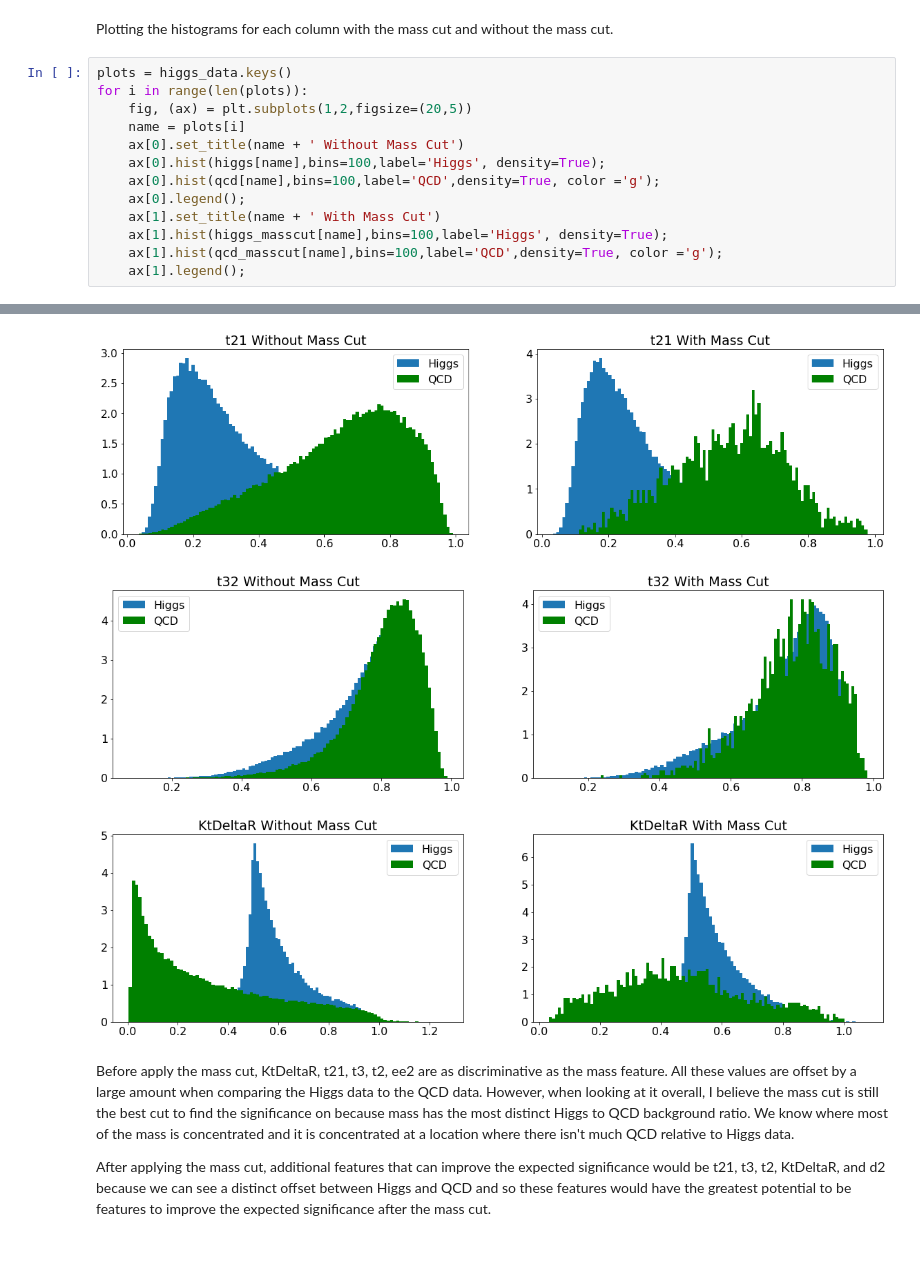
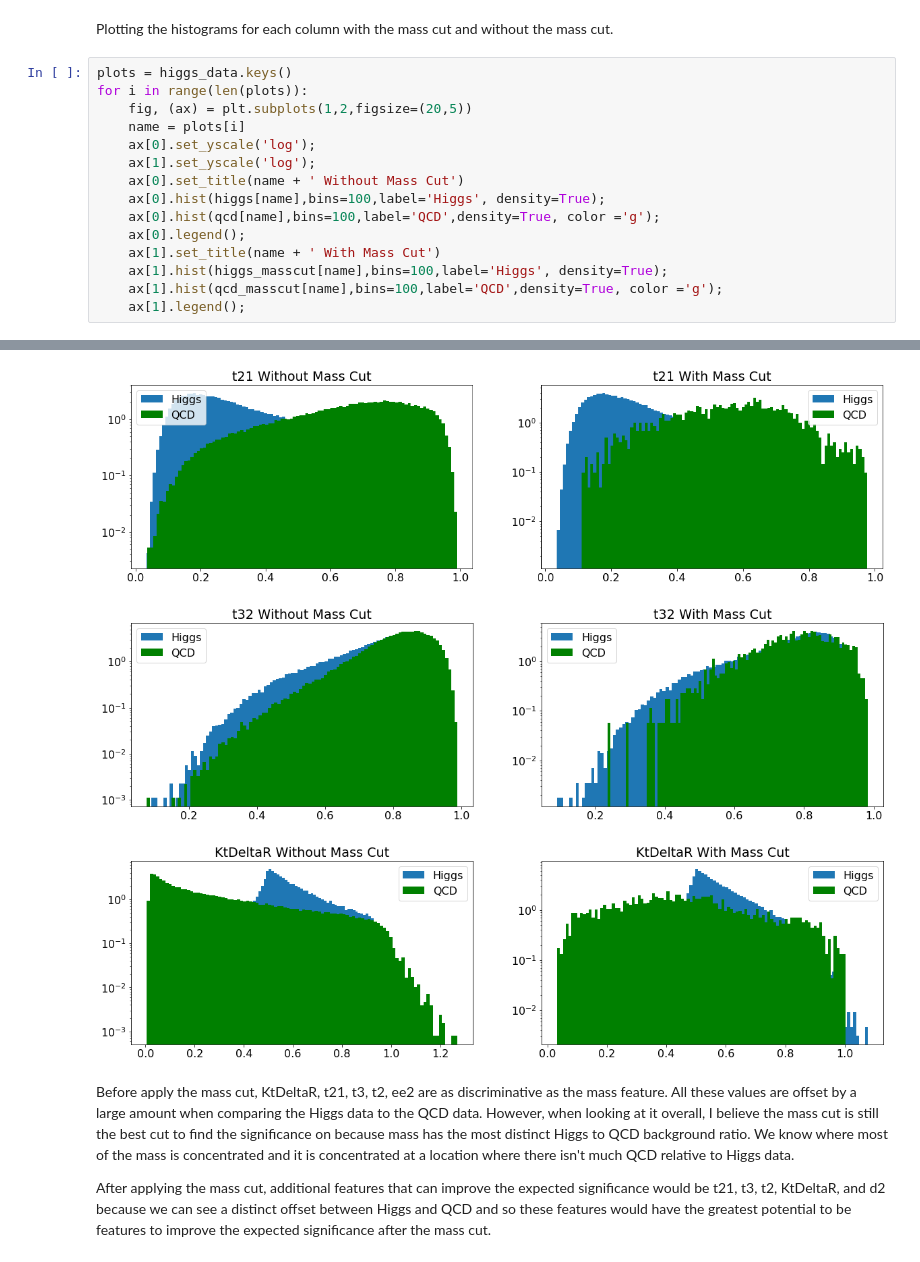
Before and after one commit to noahkim4648/Phys-434-Portfolio, a Jupyter notebook: Lab7-8.ipynb, the cells around one changed output, grey strips where cells are left out. Drawn from its saved outputs; the diff is of its cells as text.

```diff
--- a/Lab7-8.ipynb
+++ b/Lab7-8.ipynb
@@ -175,6 +176,8 @@ plots = higgs_data.keys()
 for i in range(len(plots)):
     fig, (ax) = plt.subplots(1,2,figsize=(20,5))
     name = plots[i]
+    ax[0].set_yscale('log');
+    ax[1].set_yscale('log');
     ax[0].set_title(name + ' Without Mass Cut')
     ax[0].hist(higgs[name],bins=100,label='Higgs', density=True);
     ax[0].hist(qcd[name],bins=100,label='QCD',density=True, color ='g');
@@ -198,6 +201,6 @@ for i in range(len(plots)):
-[figure, old version]
+[figure, new version]
-[figure, old version]
+[figure, new version]
-[figure, old version]
+[figure, new version]
 # %% [markdown]
 Before apply the mass cut, KtDeltaR, t21, t3, t2, ee2 are as discriminative as the mass feature. All these values are offset by a large amount when comparing the Higgs data to the QCD data. However, when looking at it overall, I believe the mass cut is still the best cut to find the significance on because mass has the most distinct Higgs to QCD background ratio. We know where most of the mass is concentrated and it is concentrated at a location where there isn't much QCD relative to Higgs data.
 
```
Also changed, not shown: parts of 21 cells of this notebook.
